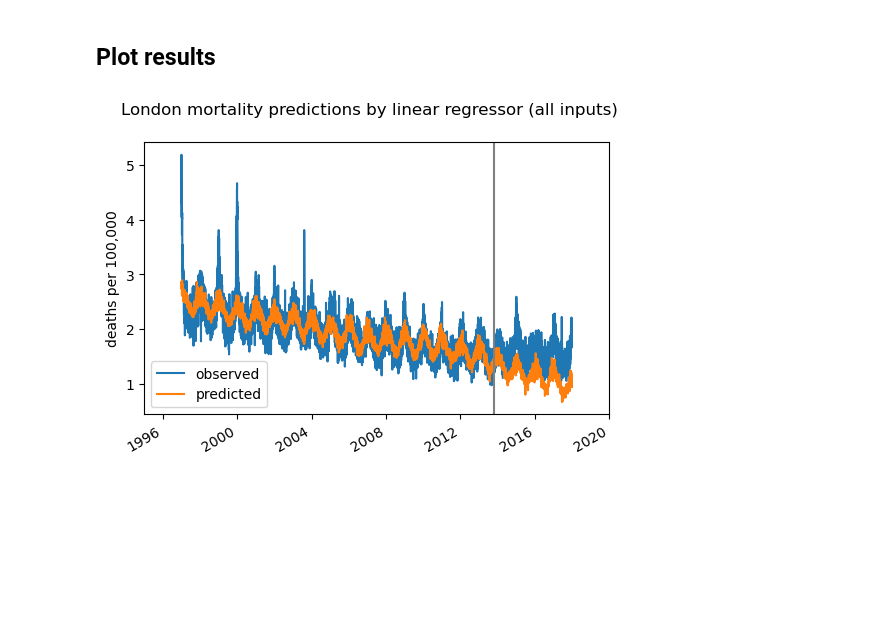
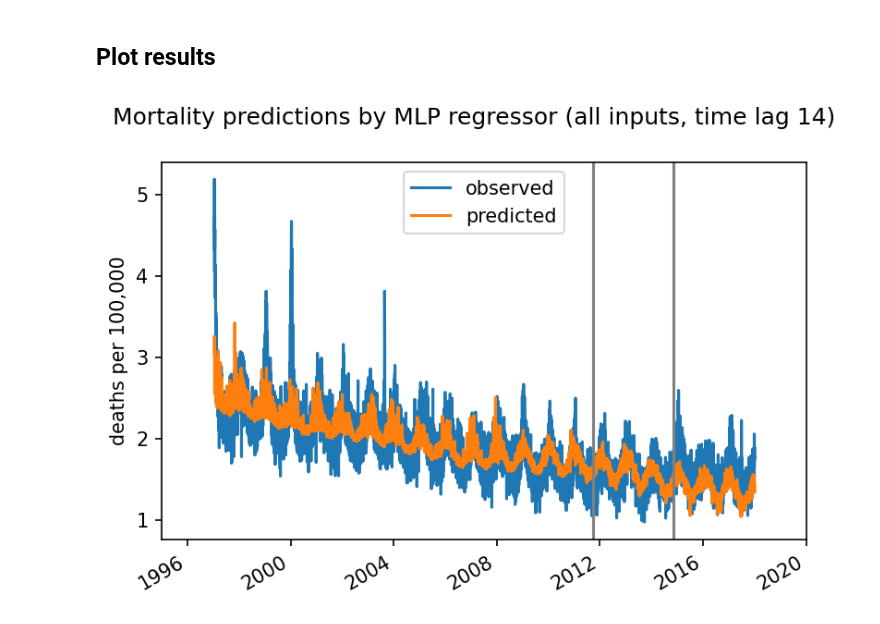
Before and after one commit to michellewl/AQmortality, a Jupyter notebook: mortality_model/regional_regression.ipynb, the cells around one changed output. Cells and saved outputs as stored; diff of their text form; code cells hidden in the pictures; blank space fills up the shorter version.

Commit message:
Baseline prediction code

```diff
--- a/mortality_model/regional_regression.ipynb
+++ b/mortality_model/regional_regression.ipynb
@@ -42,12 +42,12 @@ config = {
     "species": "NO2",
     "spatial_resolution": "regional",
     "temporal_resolution": "daily",
-    "input_artifacts": ["laqn-regional", "met-resample"], #, "income-regional"
+    "input_artifacts": ["laqn-regional", "met-resample", "income-regional"],
     "met_variables": ["temperature"], # Set to False if excluding meteorology
-    "target_shift": 1 # Time lag for target variable
+    "target_shift": 14 # Time lag for target variable
     }
 
-plot_title_model = "(excluding income)"
+plot_title_model = f"(all inputs, time lag {config['target_shift']})"
 torch.manual_seed(1)
 # %% [output]
 <torch._C.Generator at 0x...>
@@ -128,16 +174,16 @@ for subset in subsets:
     subset_df = pd.DataFrame(index=pd.DatetimeIndex(data_dict[f"{subset}_dates"]), data={"observed":data_dict[f"y_{subset}"], "predicted":data_dict[f"y_{subset}_predict"]})
     df = subset_df.copy() if df.empty else df.append(subset_df)
 # %%
-plt.figure(figsize=(6,4), dpi=100)
+plt.figure(figsize=(6,4), dpi=150)
 df["observed"].plot()
 df["predicted"].plot()
 plt.axvline(data_dict["train_dates"].max(), color="grey")
 plt.axvline(data_dict["validat_dates"].max(), color="grey") if config["val_size"] else None
 plt.legend()
 plt.ylabel("deaths per 100,000")
 plt.xlim(dt(year=1995, month=1, day=1), dt(year=2020, month=1, day=1))
-model_title = config["architecture"].replace("_", " ")
-plt.suptitle(f"London mortality predictions by {model_title} {plot_title_model}")
+regressor_title = config["architecture"].replace("_", " ")
+plt.suptitle(f"Mortality predictions by {regressor_title} {plot_title_model}")
 plt.show()
 # %% [output]
-[figure, old version]
+[figure, new version]
```
Also changed, not shown: parts of 5 cells of this notebook, 1 other file.
